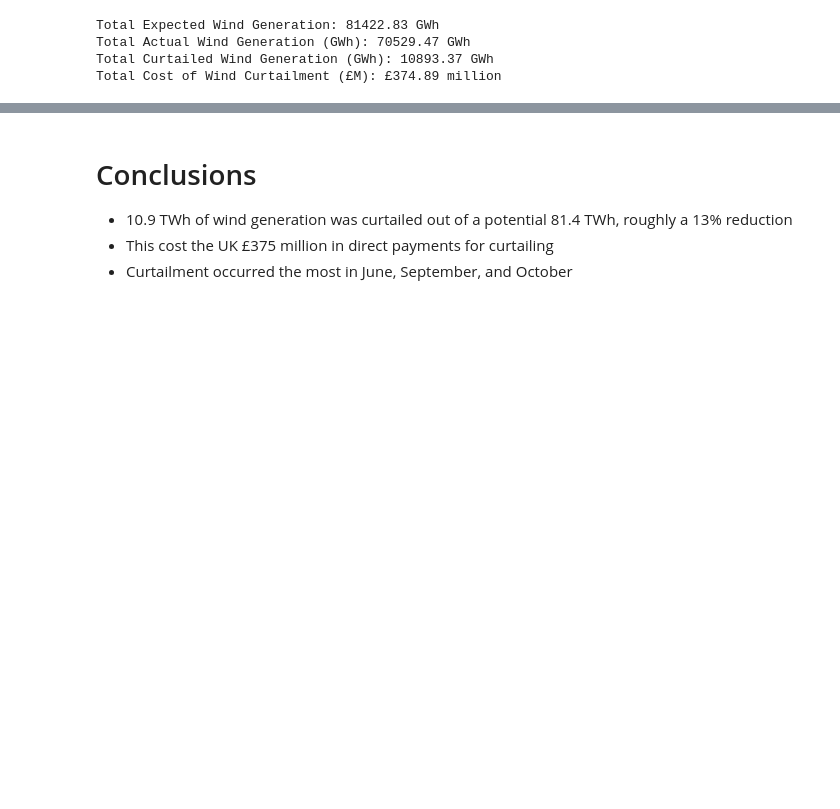
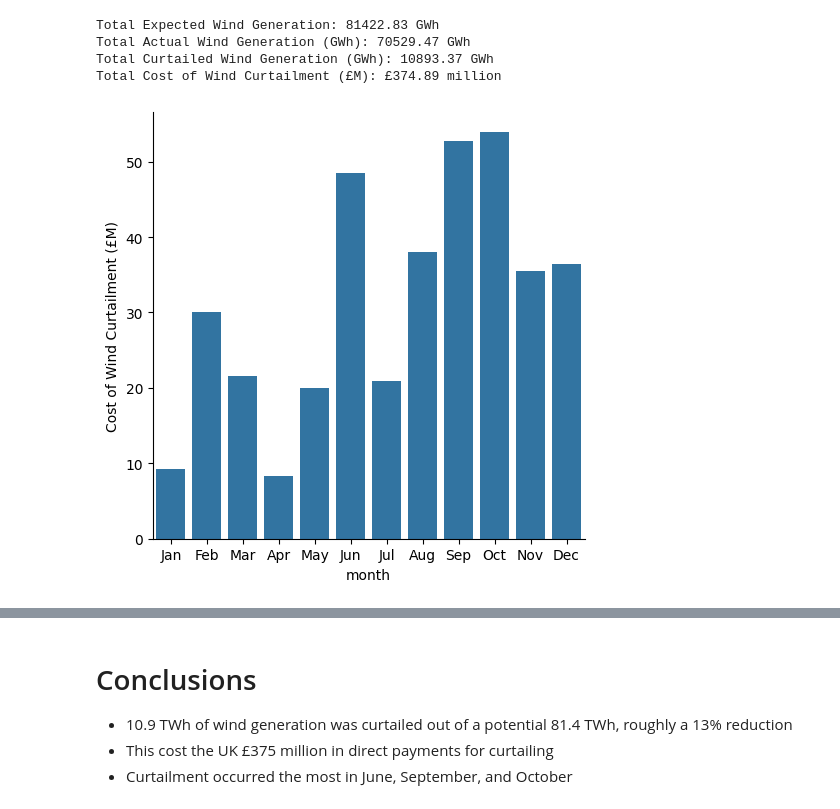
Before and after one commit to ParamveerK/data-science-portfolio, a Jupyter notebook: uk-windfarms/windfarm_curtailment_notebook.ipynb, the cells around one changed output, grey strips where cells are left out. Drawn from its saved outputs; the diff is of its cells as text; code cells hidden in the pictures; blank space fills up the shorter version.

Commit message:
replace plotly with seaborn

```diff
--- a/uk-windfarms/windfarm_curtailment_notebook.ipynb
+++ b/uk-windfarms/windfarm_curtailment_notebook.ipynb
@@ -541,19 +543,19 @@ Total Actual Wind Generation (GWh): 70529.47 GWh
 Total Curtailed Wind Generation (GWh): 10893.37 GWh
 Total Cost of Wind Curtailment (£M): £374.89 million
 # %%
-import plotly.express as px
+import matplotlib.pyplot as plt
+import seaborn as sns
 
 df['date'] = pd.to_datetime(df['date'])
 monthly = df.groupby(df['date'].dt.month)['Cost of Wind Curtailment (£M)'].sum().reset_index()
 monthly['month_names'] = pd.to_datetime(monthly['date']).dt.month_name()
 monthly = monthly.rename(columns={'date':'month'})
 
-fig = px.bar(monthly, x='month', y='Cost of Wind Curtailment (£M)')
-fig.update_xaxes(
-    tickvals=list(range(1,13)),
-    ticktext=['Jan','Feb','Mar','Apr','May','Jun','Jul','Aug','Sep','Oct','Nov','Dec']
-)
-fig.show()
+ax = sns.catplot(data=monthly, x='month', y='Cost of Wind Curtailment (£M)', kind='bar')
+ax.set_xticklabels(['Jan','Feb','Mar','Apr','May','Jun','Jul','Aug','Sep','Oct','Nov','Dec'])
+plt.show()
+# %% [output]
+[figure, added]
 # %%
 daily = df.groupby(df['date'].dt.date)[['Expected Wind Generation (GWh)','Actual Wind Generation (GWh)']].sum().reset_index()
 
```
Also changed, not shown: parts of 2 cells of this notebook.
